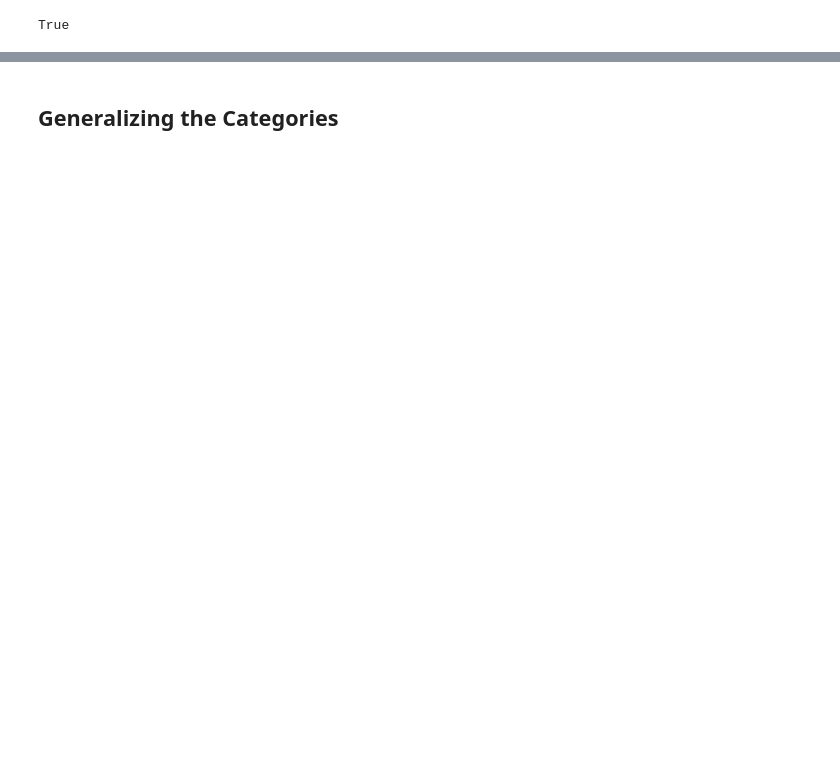
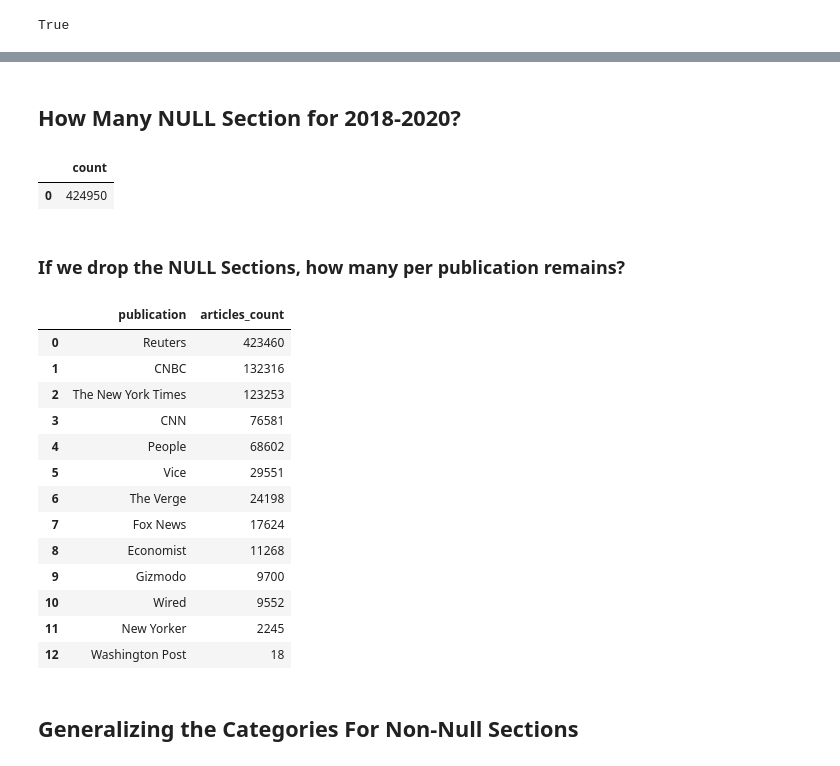
Before and after one commit to maevadevs/Whats-In-The-News, a Jupyter notebook: notebooks/08. Mapping Sections to Categories.ipynb, the cells around one changed output, grey strips where cells are left out. Cells and saved outputs as stored; diff of their text form; code cells hidden in the pictures; blank space fills up the shorter version.

```diff
--- a/notebooks/08. Mapping Sections to Categories.ipynb
+++ b/notebooks/08. Mapping Sections to Categories.ipynb
@@ -51,3 +43,46 @@ pd.read_sql(q, con=engine)[["table_name"]]
 | 2 | BBCSportsArticles |
+# %% [markdown]
+## How Many NULL Section for 2018-2020?
+# %%
+q = """
+SELECT COUNT(*)
+FROM public."AllTheNews21"
+WHERE year BETWEEN 2018 AND 2020
+AND section IS NULL;
+"""
+pd.read_sql(q, con=engine)
+# %% [output]
+|  | count |
+| 0 | 424950 |
+# %% [markdown]
+### If we drop the NULL Sections, how many per publication remains?
+# %%
+q = """
+SELECT
+    DISTINCT publication,
+    COUNT(*) AS articles_count
+FROM public."AllTheNews21"
+WHERE year BETWEEN 2018 AND 2020
+AND section IS NOT NULL
+GROUP BY publication
+ORDER BY articles_count DESC
+"""
+articles_per_publication = pd.read_sql(q, con=engine)
+articles_per_publication
+# %% [output]
+|  | publication | articles_count |
+| 0 | Reuters | 423460 |
+| 1 | CNBC | 132316 |
+| 2 | The New York Times | 123253 |
+| 3 | CNN | 76581 |
+| 4 | People | 68602 |
+| 5 | Vice | 29551 |
+| 6 | The Verge | 24198 |
+| 7 | Fox News | 17624 |
+| 8 | Economist | 11268 |
+| 9 | Gizmodo | 9700 |
+| 10 | Wired | 9552 |
+| 11 | New Yorker | 2245 |
+| 12 | Washington Post | 18 |
 # %% [markdown]
-## Generalizing the Categories
+## Generalizing the Categories For Non-Null Sections
```
Also changed, not shown: parts of 49 cells of this notebook, 3 other files.
